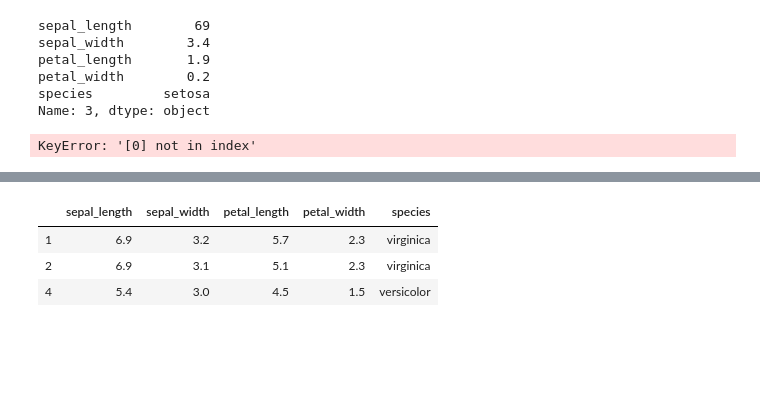
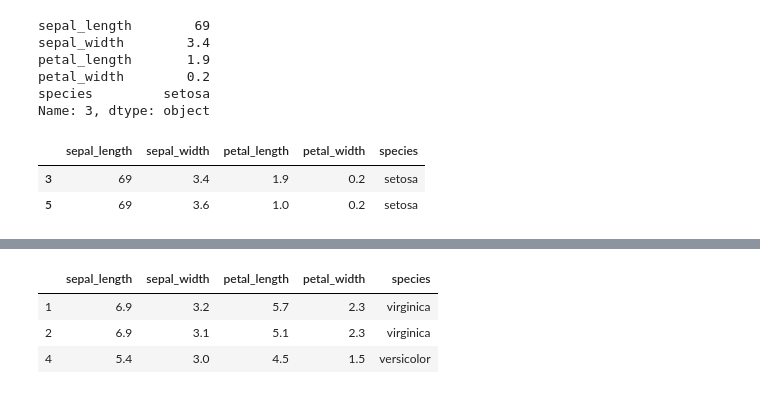
Before and after one commit to pokewizardSAM/phyton-programming, a Jupyter notebook: summer project/Flet/API_RESOURCES/API_tutorial.ipynb, the cells around one changed output, grey strips where cells are left out. Cells and saved outputs as stored; diff of their text form; code cells hidden in the pictures; blank space fills up the shorter version.

```diff
--- a/summer project/Flet/API_RESOURCES/API_tutorial.ipynb
+++ b/summer project/Flet/API_RESOURCES/API_tutorial.ipynb
@@ -257,10 +260,12 @@ species         setosa
 Name: 3, dtype: object
 # %%
 # Access two rows
-df.loc[[3, 0], :]
+df.loc[[3, 5], :]
 # Note: `0` is not an index so it's value's are `NaN` (not a number), i.e. missing
 # %% [output]
-KeyError: '[0] not in index'
+|  | sepal_length | sepal_width | petal_length | petal_width | species |
+| 3 | 69 | 3.4 | 1.9 | 0.2 | setosa |
+| 5 | 69 | 3.6 | 1.0 | 0.2 | setosa |
 # %%
 # Access a range of rows
 df.loc[2:5, :]
```
Also changed, not shown: parts of 7 cells of this notebook, 26 other files.
